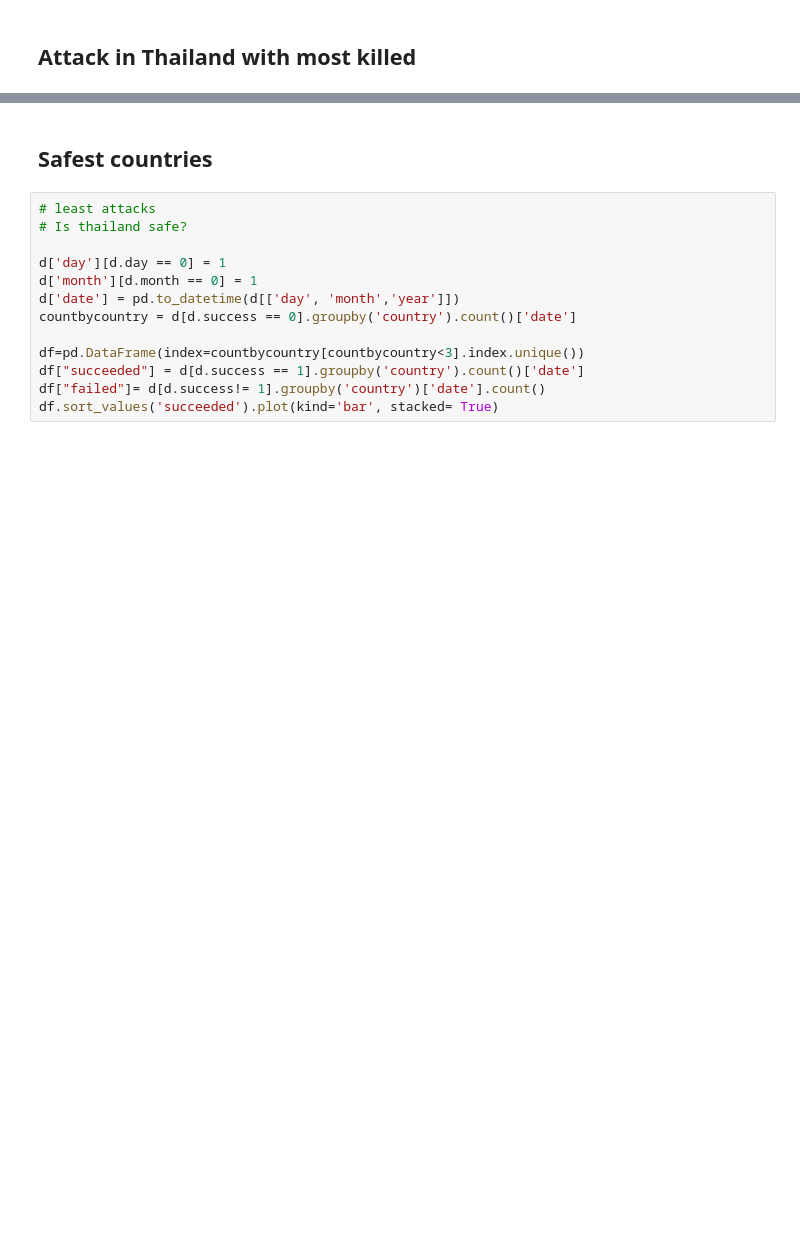
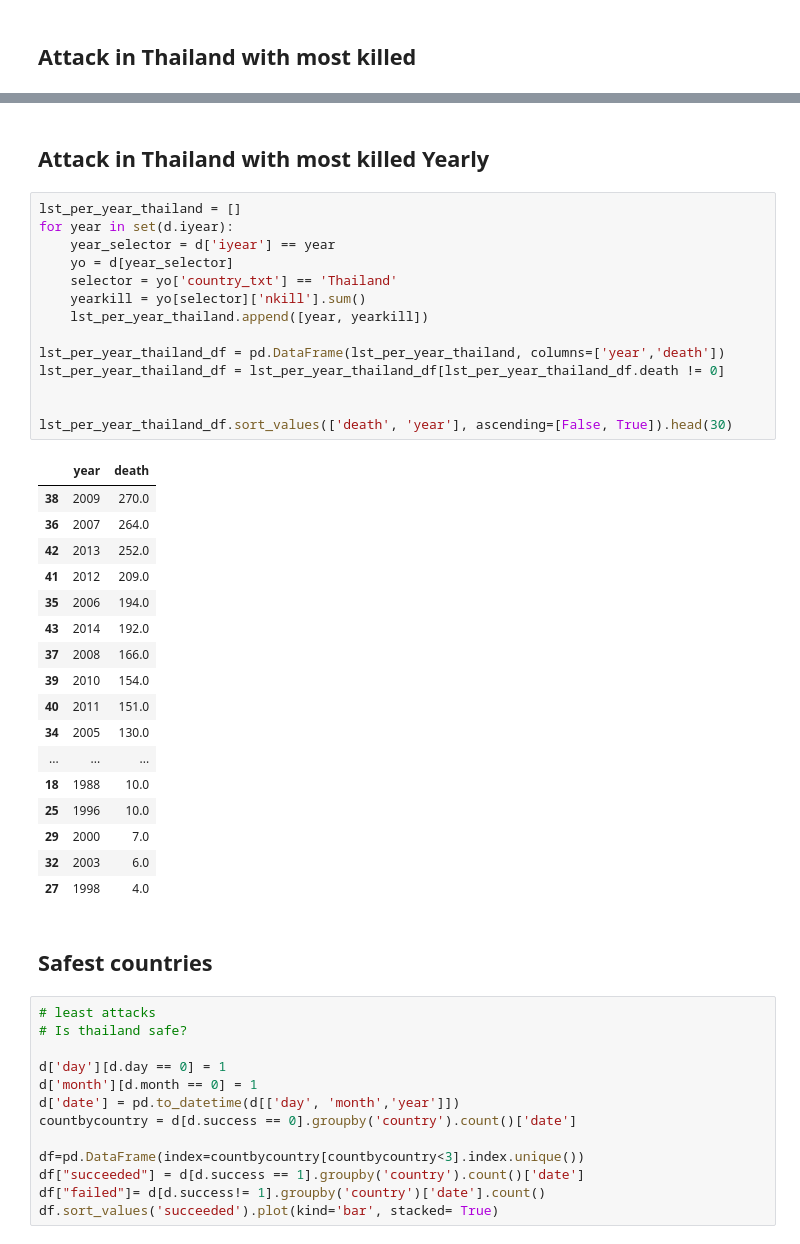
Before and after one commit to sanchitchawla/datascienceproject, a Jupyter notebook: Terror.ipynb, the cells around one changed output, grey strips where cells are left out. Saved outputs shown, nothing was run; the diff lists cells and outputs as text; blank space fills up the shorter version.

```diff
--- a/Terror.ipynb
+++ b/Terror.ipynb
@@ -350,6 +428,40 @@ dmaxd
 # %% [output]
 |  | id | year | month | day | country | state | latitude | longitude | success | attack | target | ... |
 | 8460 | 197905300003 | 1979 | 5 | 30 | Thailand | NaN | 17.770278 | 102.189444 | 1 | Bombing/Explosion | Military | ... |
+# %% [markdown]
+## Attack in Thailand with most killed Yearly
+# %%
+lst_per_year_thailand = []
+for year in set(d.iyear):
+    year_selector = d['iyear'] == year
+    yo = d[year_selector]
+    selector = yo['country_txt'] == 'Thailand'
+    yearkill = yo[selector]['nkill'].sum()
+    lst_per_year_thailand.append([year, yearkill])
+
+lst_per_year_thailand_df = pd.DataFrame(lst_per_year_thailand, columns=['year','death'])
+lst_per_year_thailand_df = lst_per_year_thailand_df[lst_per_year_thailand_df.death != 0]
+
+
+lst_per_year_thailand_df.sort_values(['death', 'year'], ascending=[False, True]).head(30)
+# %% [output]
+|  | year | death |
+| 38 | 2009 | 270.0 |
+| 36 | 2007 | 264.0 |
+| 42 | 2013 | 252.0 |
+| 41 | 2012 | 209.0 |
+| 35 | 2006 | 194.0 |
+| 43 | 2014 | 192.0 |
+| 37 | 2008 | 166.0 |
+| 39 | 2010 | 154.0 |
+| 40 | 2011 | 151.0 |
+| 34 | 2005 | 130.0 |
+| ... | ... | ... |
+| 18 | 1988 | 10.0 |
+| 25 | 1996 | 10.0 |
+| 29 | 2000 | 7.0 |
+| 32 | 2003 | 6.0 |
+| 27 | 1998 | 4.0 |
 # %% [markdown]
 ## Safest countries
 # %%
```
Also changed, not shown: parts of 33 cells of this notebook.
